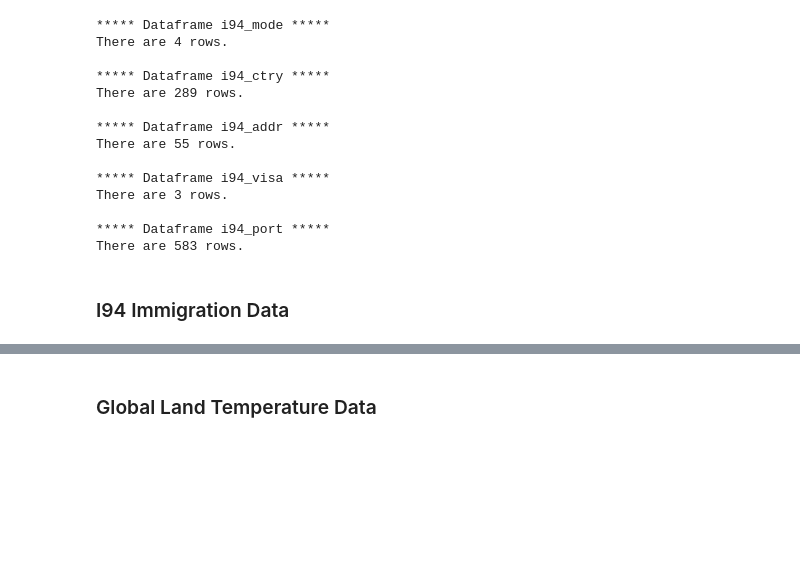
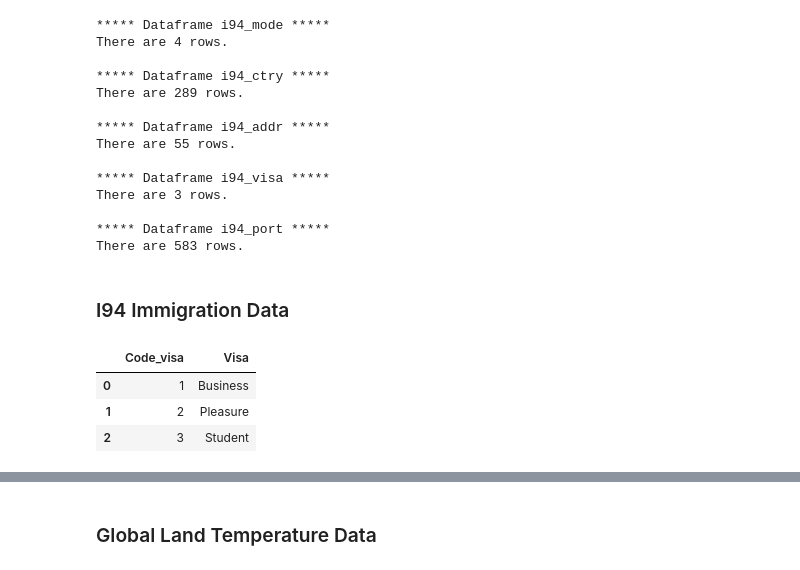
Before and after one commit to anthelix/udacity_capstone, a Jupyter notebook: work/notebook/4_Create_etl_work_process.ipynb, the cells around one changed output, grey strips where cells are left out. Drawn from its saved outputs; the diff is of its cells as text; code cells hidden in the pictures; blank space fills up the shorter version.

```diff
--- a/work/notebook/4_Create_etl_work_process.ipynb
+++ b/work/notebook/4_Create_etl_work_process.ipynb
@@ -1426,4 +1436,11 @@ There are 3 rows.
 There are 583 rows.
 # %% [markdown]
 ### I94 Immigration Data
+# %%
+i94_visa.head()
+# %% [output]
+|  | Code_visa | Visa |
+| 0 | 1 | Business |
+| 1 | 2 | Pleasure |
+| 2 | 3 | Student |
 # %%
```
Also changed, not shown: parts of 34 cells of this notebook, 5 other files.
